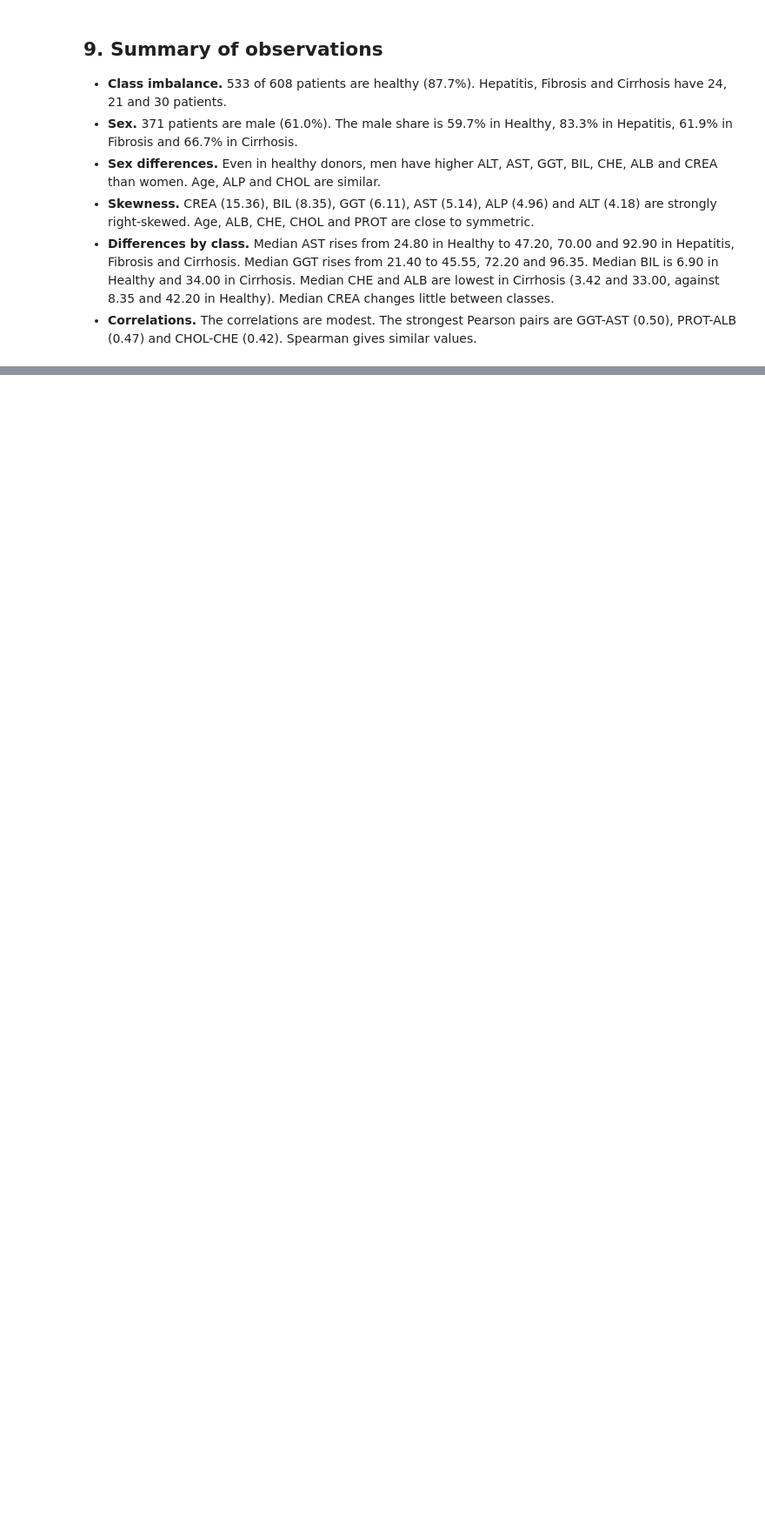
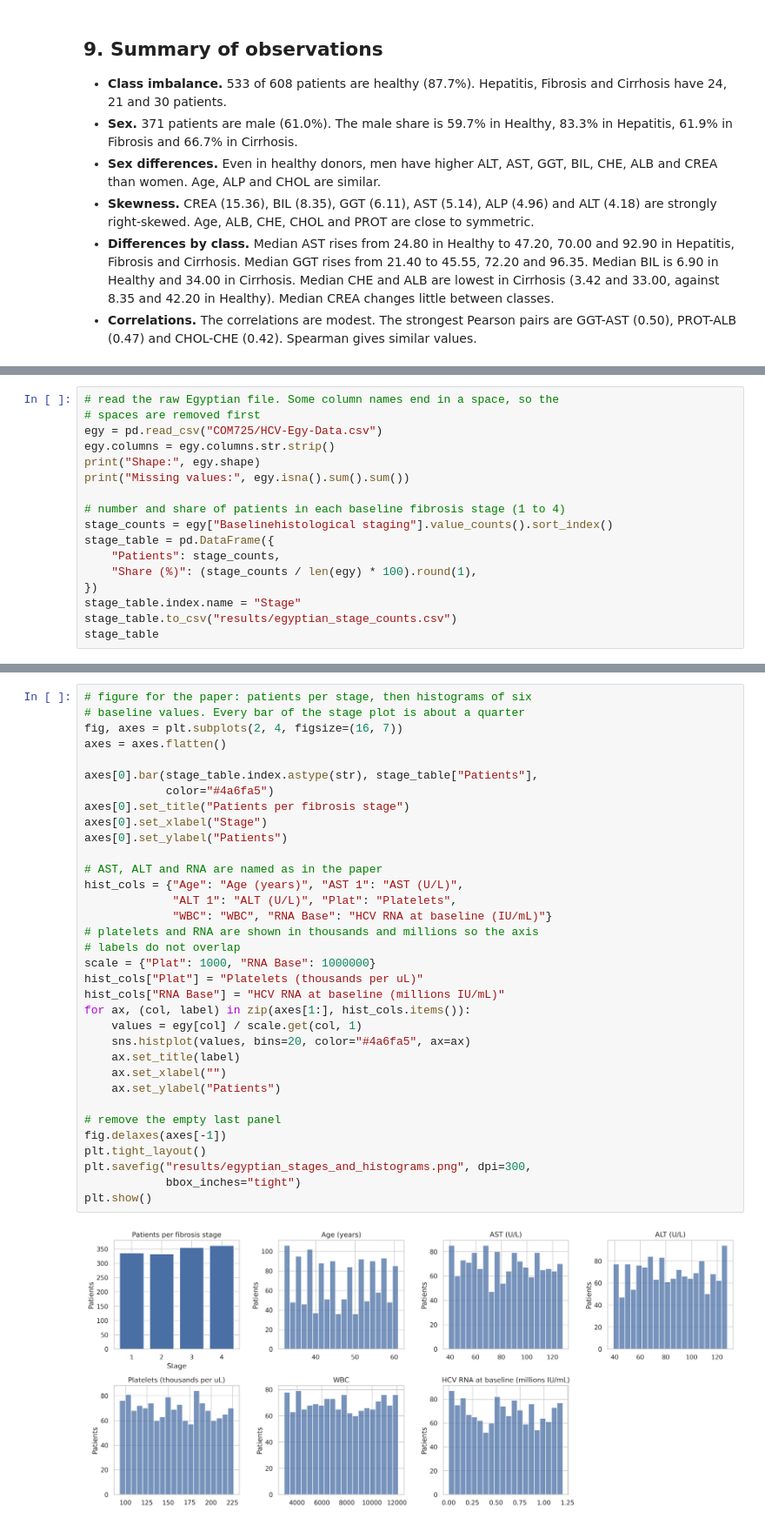
Before and after one commit to omaralhajjaj4-star/hcv-ML-DS-project, a Jupyter notebook: eda.ipynb, the cells around one changed output, grey strips where cells are left out. Shown at 87% size. Drawn from its saved outputs; the diff is of its cells as text; blank space fills up the shorter version.

Commit message:
Save test tables and add paper figures: Egyptian distributions, ROC curves, confusion matrices, seed stability

```diff
--- a/eda.ipynb
+++ b/eda.ipynb
@@ -533,0 +538,17 @@ Patients: 608
+# %%
+# read the raw Egyptian file. Some column names end in a space, so the
+# spaces are removed first
+egy = pd.read_csv("COM725/HCV-Egy-Data.csv")
+egy.columns = egy.columns.str.strip()
+print("Shape:", egy.shape)
+print("Missing values:", egy.isna().sum().sum())
+
+# number and share of patients in each baseline fibrosis stage (1 to 4)
+stage_counts = egy["Baselinehistological staging"].value_counts().sort_index()
+stage_table = pd.DataFrame({
+    "Patients": stage_counts,
+    "Share (%)": (stage_counts / len(egy) * 100).round(1),
+})
+stage_table.index.name = "Stage"
+stage_table.to_csv("results/egyptian_stage_counts.csv")
+stage_table
@@ -533,0 +612,36 @@ Patients: 608
+# %%
+# figure for the paper: patients per stage, then histograms of six
+# baseline values. Every bar of the stage plot is about a quarter
+fig, axes = plt.subplots(2, 4, figsize=(16, 7))
+axes = axes.flatten()
+
+axes[0].bar(stage_table.index.astype(str), stage_table["Patients"],
+            color="#4a6fa5")
+axes[0].set_title("Patients per fibrosis stage")
+axes[0].set_xlabel("Stage")
+axes[0].set_ylabel("Patients")
+
+# AST, ALT and RNA are named as in the paper
+hist_cols = {"Age": "Age (years)", "AST 1": "AST (U/L)",
+             "ALT 1": "ALT (U/L)", "Plat": "Platelets",
+             "WBC": "WBC", "RNA Base": "HCV RNA at baseline (IU/mL)"}
+# platelets and RNA are shown in thousands and millions so the axis
+# labels do not overlap
+scale = {"Plat": 1000, "RNA Base": 1000000}
+hist_cols["Plat"] = "Platelets (thousands per uL)"
+hist_cols["RNA Base"] = "HCV RNA at baseline (millions IU/mL)"
+for ax, (col, label) in zip(axes[1:], hist_cols.items()):
+    values = egy[col] / scale.get(col, 1)
+    sns.histplot(values, bins=20, color="#4a6fa5", ax=ax)
+    ax.set_title(label)
+    ax.set_xlabel("")
+    ax.set_ylabel("Patients")
+
+# remove the empty last panel
+fig.delaxes(axes[-1])
+plt.tight_layout()
+plt.savefig("results/egyptian_stages_and_histograms.png", dpi=300,
+            bbox_inches="tight")
+plt.show()
+# %% [output]
+[figure, added]
```
Also changed, not shown: parts of 4 cells of this notebook, 22 other files.
